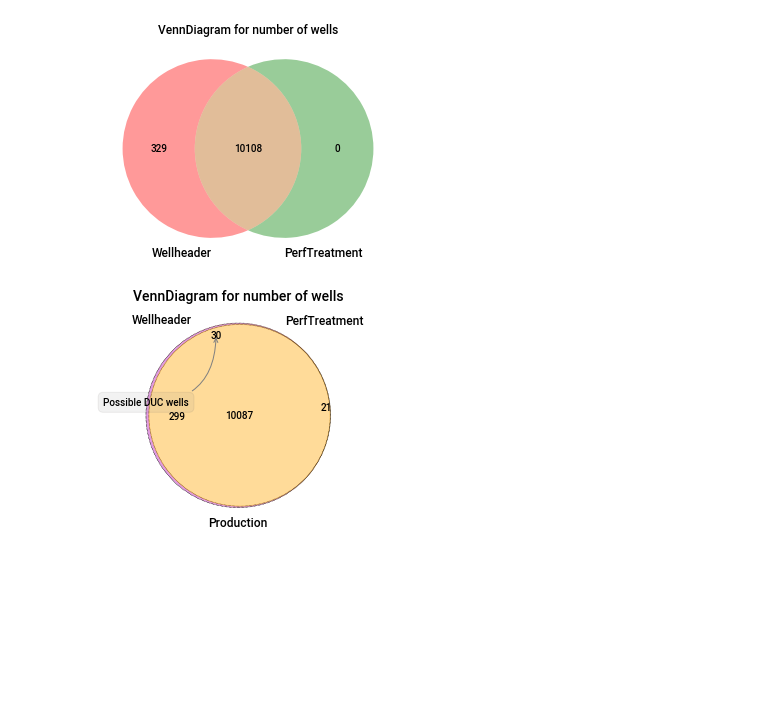
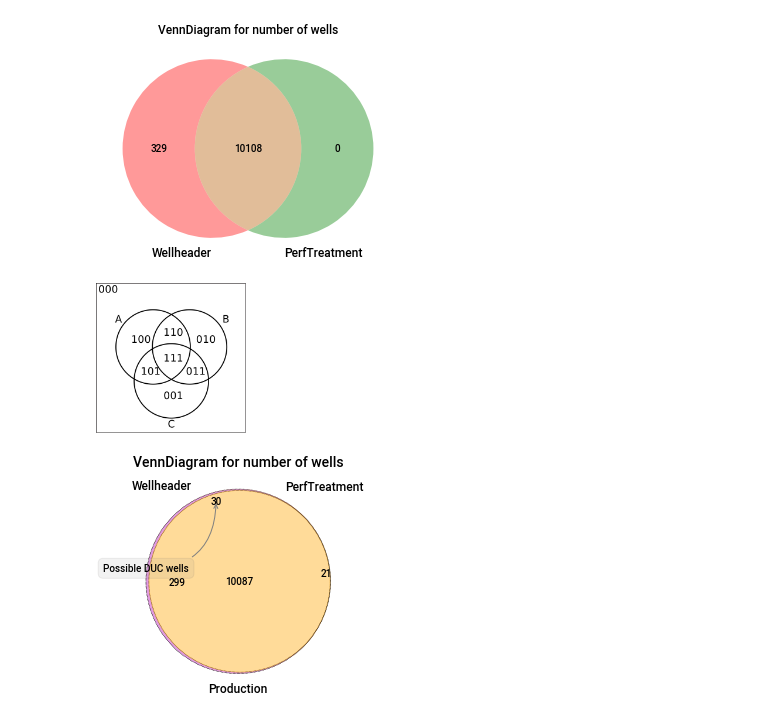
Before and after one commit to coy17a/2020DUCdatathon, a Jupyter notebook: DUC Wells Identification/EDA/EDA for Identification of DUC Wells.ipynb, the cells around one changed output. Cells and saved outputs as stored; diff of their text form; code cells hidden in the pictures; blank space fills up the shorter version.

```diff
--- a/DUC Wells Identification/EDA/EDA for Identification of DUC Wells.ipynb
+++ b/DUC Wells Identification/EDA/EDA for Identification of DUC Wells.ipynb
@@ -264,6 +285,14 @@ plt.title('VennDiagram for number of wells')
 plt.show()
 # %% [output]
 [figure]
+# %%
+#### Display truth table as venn diagram gotten from
+### Wikepedia at https://en.wikipedia.org/wiki/Venn_diagram#/media/File:Venn3tab.svg to help intrepret chart below.
+
+from IPython.display import Image
+Image(filename="1024px-Venn3tab.svg.png", width=150, height=150)
+# %% [output]
+[figure, added]
 # %%
 ## venn diagram showing intersection of EPAssetsId between Wellheader, Perforation and Production datasets
 v=venn3([set(well_header_df['EPAssetsId']), set(perf_treatment['EPAssetsId']), set(well_production['EPAssetsId'])], set_labels=['Wellheader', 'PerfTreatment', 'Production'])
```
Also changed, not shown: parts of 10 cells of this notebook.
